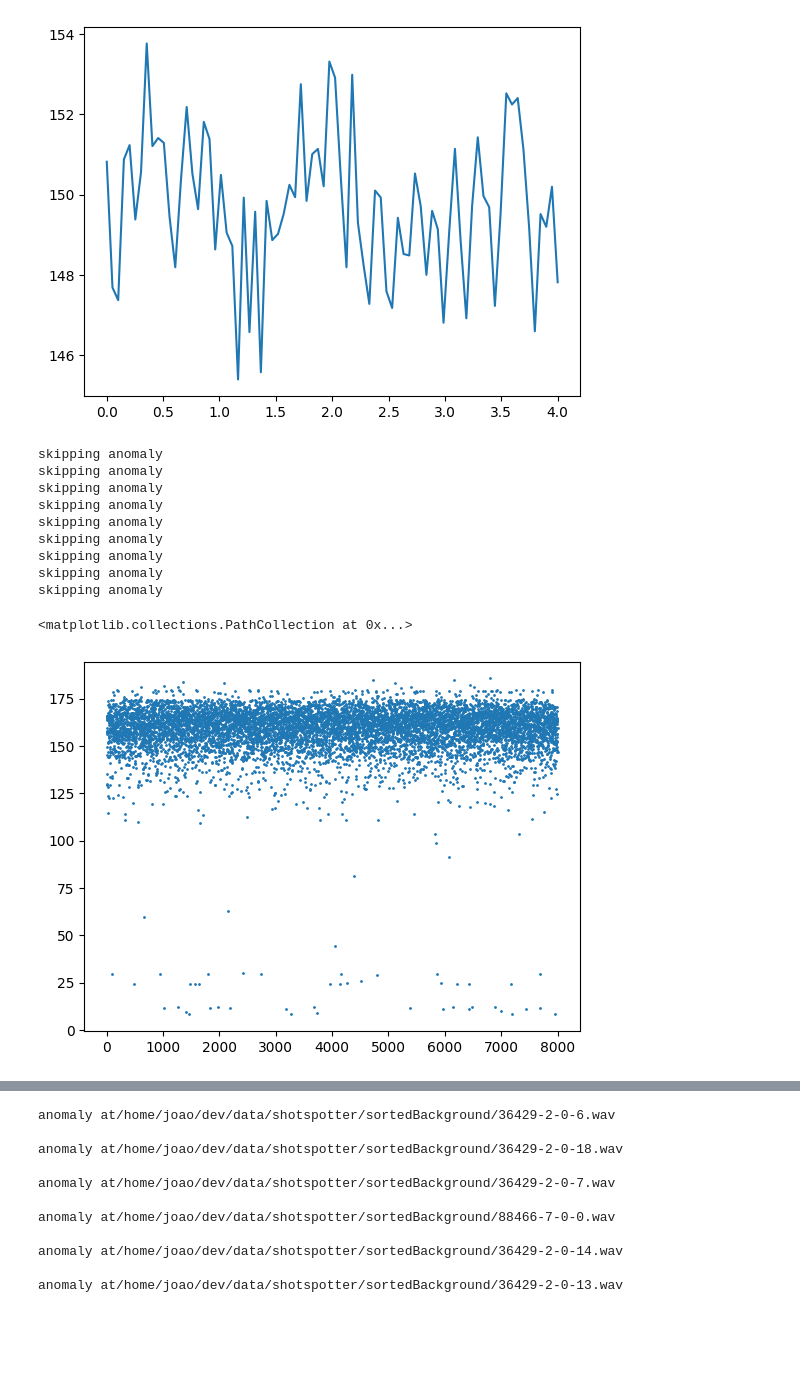
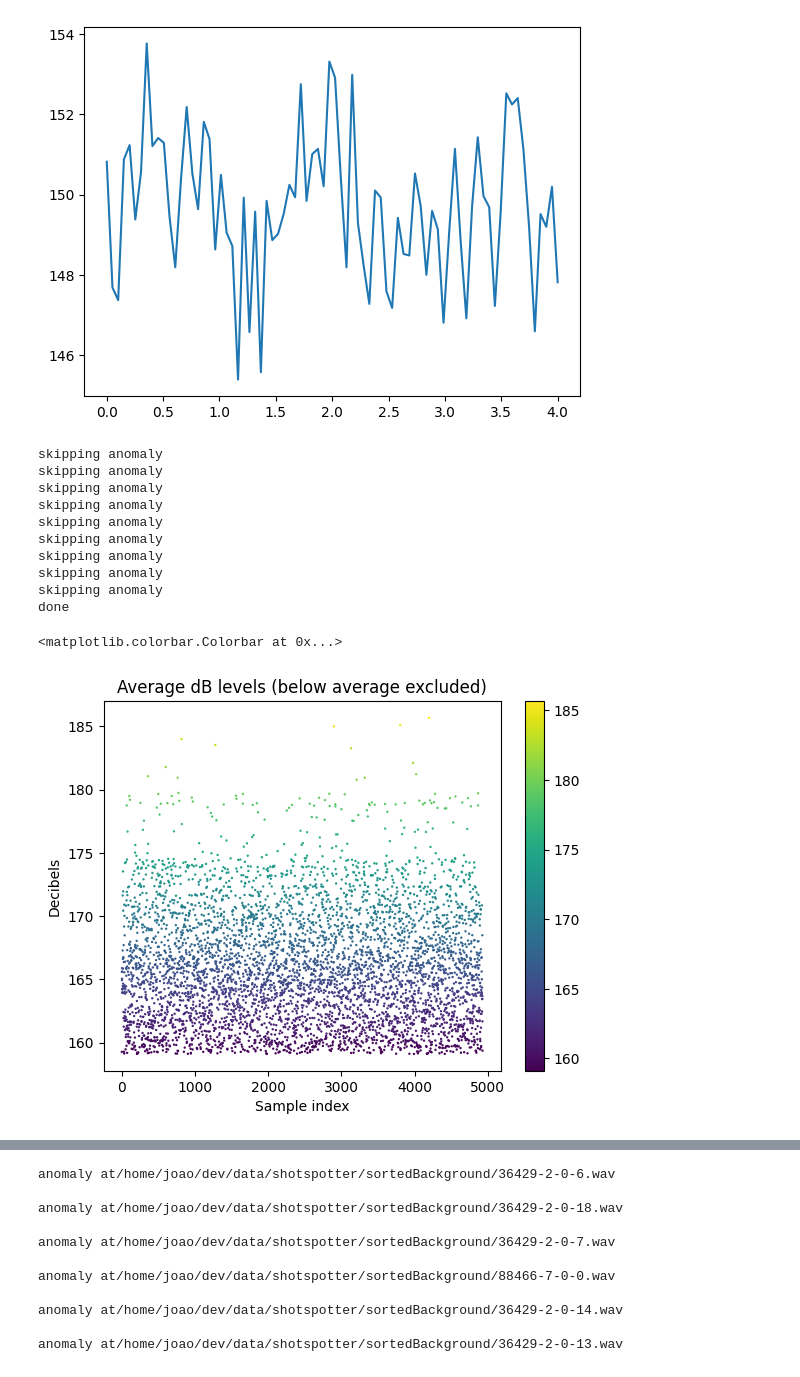
Before and after one commit to khood5/MLAudio, a Jupyter notebook: shotspotter/analysis.ipynb, the cells around one changed output, grey strips where cells are left out. Drawn from its saved outputs; the diff is of its cells as text; code cells hidden in the pictures; blank space fills up the shorter version.

Commit message:
visualization for extreme outliers

```diff
--- a/shotspotter/analysis.ipynb
+++ b/shotspotter/analysis.ipynb
@@ -11,10 +11,12 @@ GUNSHOT_INDEX = 'data/raw_gunshots_index.csv'
 
 MAX_32_SIGNED_INT = (2**31) -1
 MAX_16_SIGNED_INT = (2**15) -1
-SCALE = MAX_32_SIGNED_INT // MAX_16_SIGNED_INT # check compute_db_levels too
+MAX_8_SIGNED_INT = (2**7) - 1
+SCALE_16 = MAX_32_SIGNED_INT // MAX_16_SIGNED_INT # check compute_db_levels too
+SCALE_8 = MAX_32_SIGNED_INT // MAX_8_SIGNED_INT # check compute_db_levels too
 SHIFT_AMOUNT = abs(20*log10(1/MAX_32_SIGNED_INT)) # check compute_db_levels impl for explanation
 
-DEBUG_PATH='/home/joao/dev/data/shotspotter/sortedBackground/159751-8-0-5.wav'
+DEBUG_PATH='/home/joao/dev/data/shotspotter/sortedBackground/162134-7-14-2.wav'
 
 # good ones to test
 # 162134-7-14-2.wav - loud jackhammer
@@ -22,16 +24,18 @@ DEBUG_PATH='/home/joao/dev/data/shotspotter/sortedBackground/159751-8-0-5.wav'
 # %%
 # function to compute db levels every 50ms worth of samples for a wav file
 def compute_db_levels(path_to_wav, plot=True):
-    #audio = AudioSegment.from_file(DEBUG_PATH, format="wav", codec="pcm_s32le")
-    audio = AudioSegment.from_file(path_to_wav, format="wav")
+    audio = AudioSegment.from_file(DEBUG_PATH, format="wav", codec="pcm_s32le")
+    #audio = AudioSegment.from_file(path_to_wav, format="wav")
 
     #print(path_to_wav)
     rate = audio.frame_rate
     samples = np.array(audio.get_array_of_samples())
 
-    # we want to rescale 16 bit audio to 32 bit so we can accuractely compare them
+    # we want to rescale 16/8 bit audio to 32 bit so we can accuractely compare them
     if audio.sample_width == 2:
-        samples = samples.astype(np.int32) * SCALE
+        samples = samples.astype(np.int32) * SCALE_16
+    elif audio.sample_width == 1:
+        samples = samples.astype(np.int32) * SCALE_8
 
     # get sample rate per 50ms
     rate_50ms = rate//20
@@ -60,17 +64,19 @@ compute_db_levels(DEBUG_PATH);
 # %%
 def read_from_index(path):
     result = []
+    file_names = []
     with open(path, 'r') as f:
         for line in f.readlines():
             try:
                 result.append(compute_db_levels(line.replace('\n',''), plot=False))
+                file_names.append(line.replace('n', ''))
             except:
                 print('skipping anomaly')
-            #print(sum(result[-1])/len(result[-1]))
 
-    return result
+    return (result, file_names)
 
-averages = read_from_index(BACKGROUND_INDEX);
+averages, file_names = read_from_index(BACKGROUND_INDEX);
+print('done')
 # %% [output]
 skipping anomaly
 skipping anomaly
@@ -81,13 +87,20 @@ skipping anomaly
 skipping anomaly
 skipping anomaly
 skipping anomaly
+done
 # %%
-overall_averages = [sum(a)/len(a) for a in averages]
+overall_averages = np.asarray([sum(a)/len(a) for a in averages])
 
-#okay new problem: looks like encoding differences result in this large gap, probably because of the fact that we have 16 bit and 32 bit
-# audio files mixed
+# we will use total average of all our audio samples just to exclude the small values and better visualize extreme outliers
+total_avg = sum(overall_averages)/len(overall_averages)
+threshold = overall_averages > total_avg
 
-plt.scatter(np.linspace(0, 8000, len(averages)), overall_averages, s=1)
+filtered_averages = overall_averages[threshold]
+plt.ylabel('Decibels')
+plt.xlabel('Sample index')
+plt.title('Average dB levels (below average excluded)')
+plt.scatter(np.linspace(0, len(filtered_averages), len(filtered_averages)), filtered_averages, s=0.5, c=filtered_averages, cmap='viridis')
+plt.colorbar()
 # %% [output]
-<matplotlib.collections.PathCollection at 0x...>
+<matplotlib.colorbar.Colorbar at 0x...>
-[figure, old version]
+[figure, new version]
```
Also changed, not shown: parts of 4 cells of this notebook.
